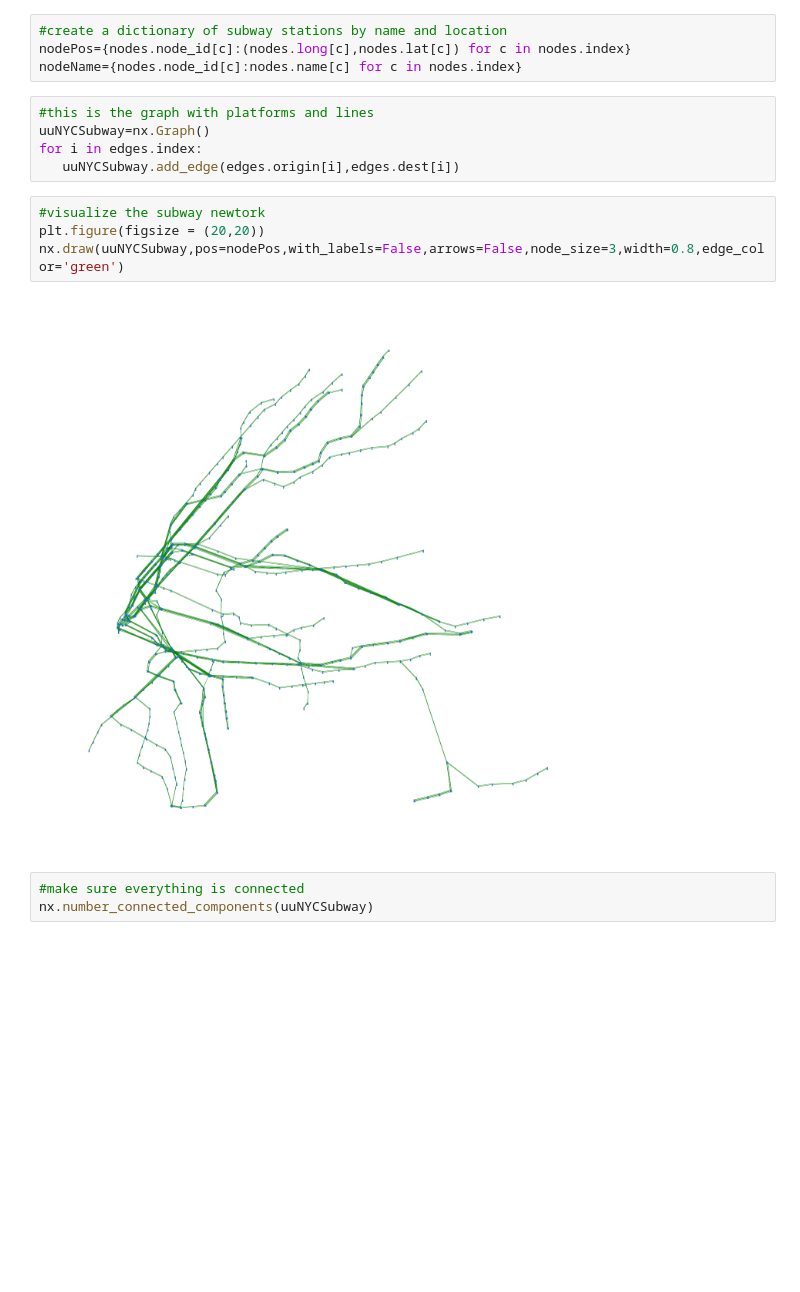
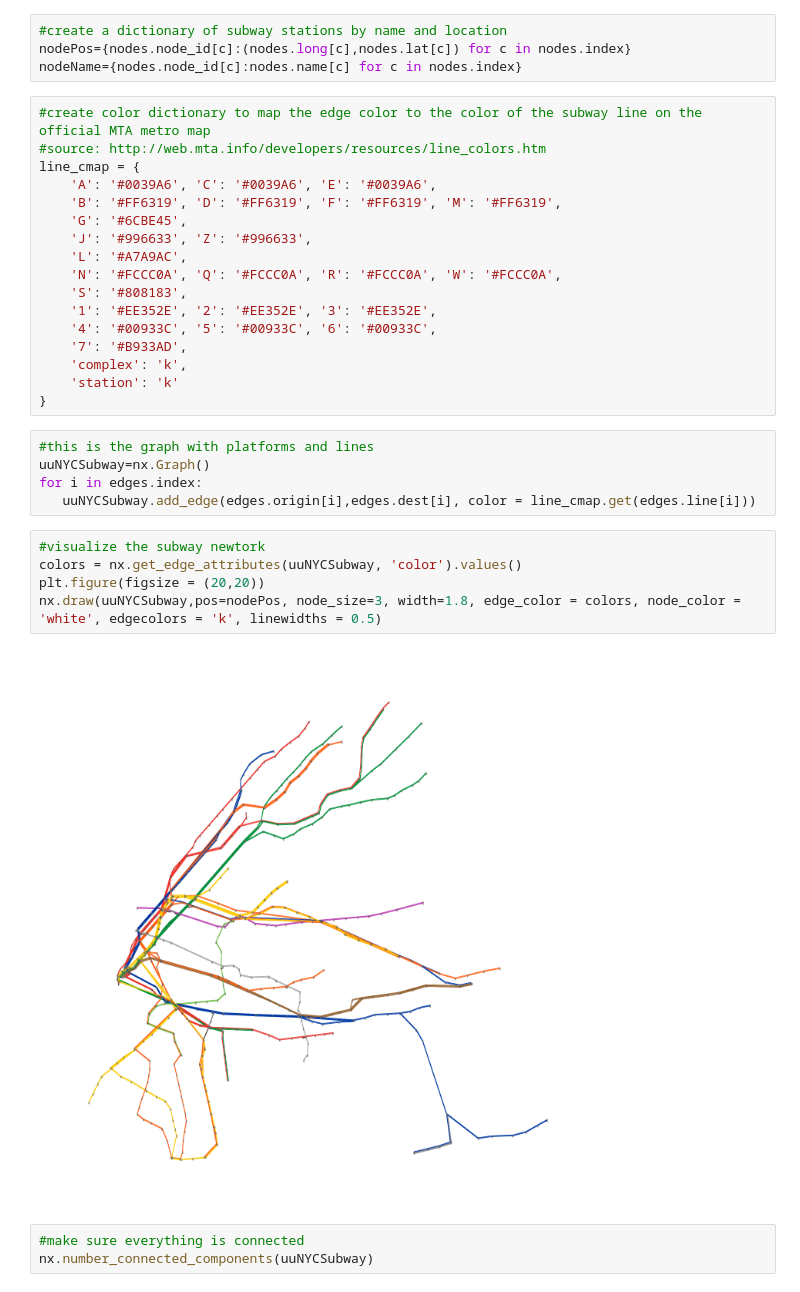
Before and after one commit to CUSPADS2022IBX/IBXRidership, a Jupyter notebook: Network Processing/subway_platform_network - noIBX.ipynb, the cells around one changed output. Saved outputs shown, nothing was run; the diff lists cells and outputs as text; blank space fills up the shorter version.

Commit message:
added colormapping to network graph

```diff
--- a/Network Processing/subway_platform_network - noIBX.ipynb
+++ b/Network Processing/subway_platform_network - noIBX.ipynb
@@ -692,17 +692,35 @@ StName={Stations.station_id[c]:Stations.name[c] for c in Stations.index}
 #create a dictionary of subway stations by name and location
 nodePos={nodes.node_id[c]:(nodes.long[c],nodes.lat[c]) for c in nodes.index}
 nodeName={nodes.node_id[c]:nodes.name[c] for c in nodes.index}
+# %%
+#create color dictionary to map the edge color to the color of the subway line on the official MTA metro map
+#source: http://web.mta.info/developers/resources/line_colors.htm
+line_cmap = {
+    'A': '#0039A6', 'C': '#0039A6', 'E': '#0039A6',
+    'B': '#FF6319', 'D': '#FF6319', 'F': '#FF6319', 'M': '#FF6319',
+    'G': '#6CBE45',
+    'J': '#996633', 'Z': '#996633',
+    'L': '#A7A9AC',
+    'N': '#FCCC0A', 'Q': '#FCCC0A', 'R': '#FCCC0A', 'W': '#FCCC0A',
+    'S': '#808183',
+    '1': '#EE352E', '2': '#EE352E', '3': '#EE352E',
+    '4': '#00933C', '5': '#00933C', '6': '#00933C',
+    '7': '#B933AD',
+    'complex': 'k',
+    'station': 'k'
+}
 # %%
 #this is the graph with platforms and lines
 uuNYCSubway=nx.Graph()
 for i in edges.index:
-   uuNYCSubway.add_edge(edges.origin[i],edges.dest[i])
+   uuNYCSubway.add_edge(edges.origin[i],edges.dest[i], color = line_cmap.get(edges.line[i]))
 # %%
 #visualize the subway newtork
+colors = nx.get_edge_attributes(uuNYCSubway, 'color').values()
 plt.figure(figsize = (20,20))
-nx.draw(uuNYCSubway,pos=nodePos,with_labels=False,arrows=False,node_size=3,width=0.8,edge_color='green')
+nx.draw(uuNYCSubway,pos=nodePos, node_size=3, width=1.8, edge_color = colors, node_color = 'white', edgecolors = 'k', linewidths = 0.5)
 # %% [output]
-[figure, old version]
+[figure, new version]
 # %%
 #make sure everything is connected
 nx.number_connected_components(uuNYCSubway)
```
Also changed, not shown: parts of 5 cells of this notebook, 3 other files.
